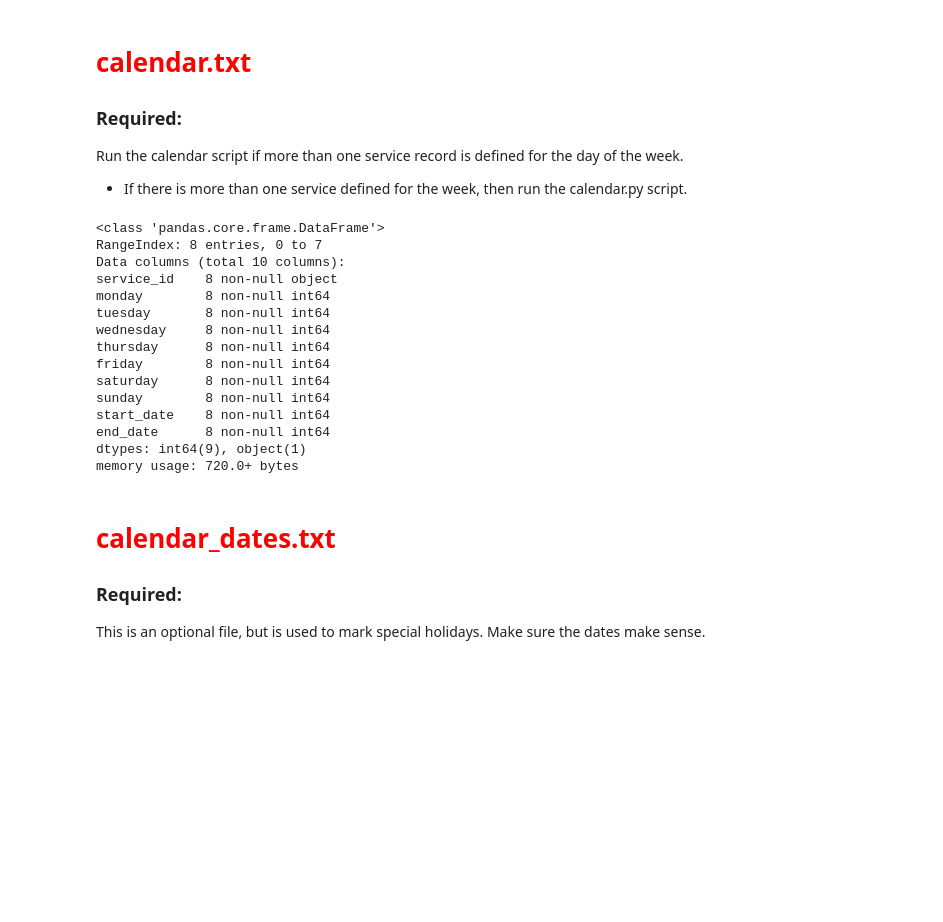
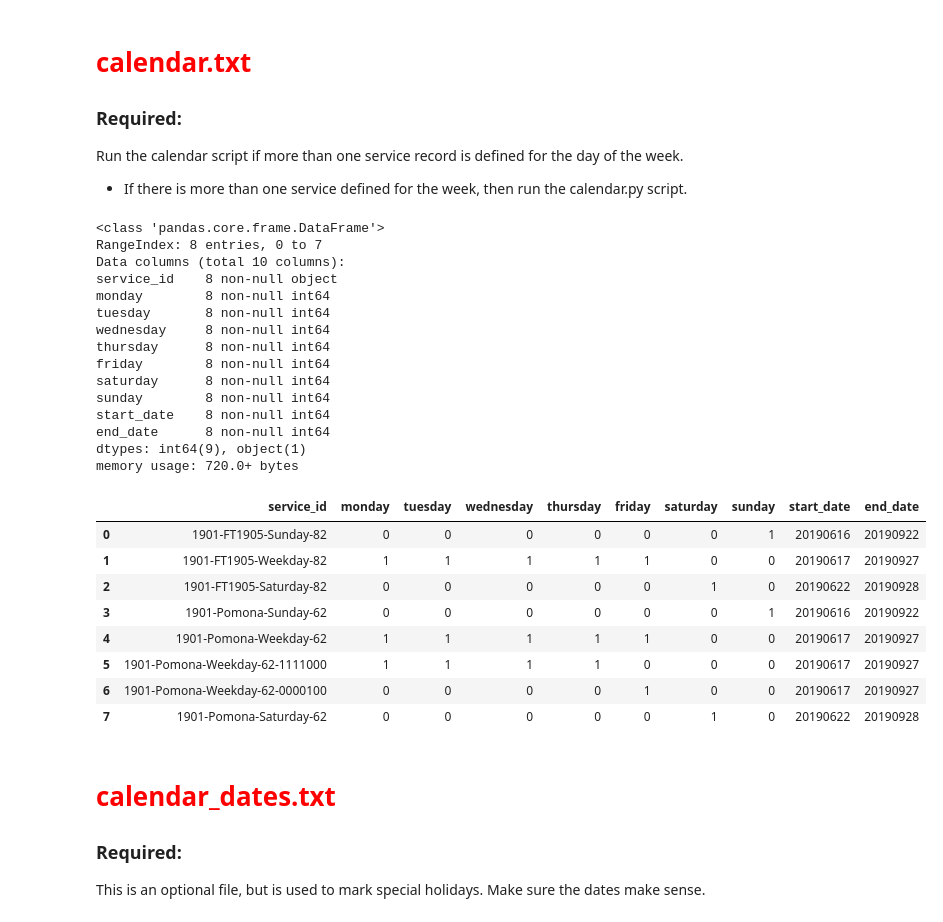
Before and after one commit to dandresen/work-gtfs-qa, a Jupyter notebook: QA-GTFS.ipynb, the cells around one changed output. Drawn from its saved outputs; the diff is of its cells as text; code cells hidden in the pictures; blank space fills up the shorter version.

```diff
--- a/QA-GTFS.ipynb
+++ b/QA-GTFS.ipynb
@@ -372,28 +450,37 @@ Run the calendar script if more than one service record is defined for the day o
 * If there is more than one service defined for the week, then run the calendar.py script.
 # %%
 load('calendar')
-# df.head(35)
+df.head(35)
 
 
 #### seattle-sc 'like' function
 # df_cal = df.loc[df['service_id'].isin(serviceList)]
 # df_cal
 # %% [output]
 <class 'pandas.core.frame.DataFrame'>
 RangeIndex: 8 entries, 0 to 7
 Data columns (total 10 columns):
 service_id    8 non-null object
 monday        8 non-null int64
 tuesday       8 non-null int64
 wednesday     8 non-null int64
 thursday      8 non-null int64
 friday        8 non-null int64
 saturday      8 non-null int64
 sunday        8 non-null int64
 start_date    8 non-null int64
 end_date      8 non-null int64
 dtypes: int64(9), object(1)
 memory usage: 720.0+ bytes
+|  | service_id | monday | tuesday | wednesday | thursday | friday | saturday | sunday | start_date | end_date |
+| 0 | 1901-FT1905-Sunday-82 | 0 | 0 | 0 | 0 | 0 | 0 | 1 | 20190616 | 20190922 |
+| 1 | 1901-FT1905-Weekday-82 | 1 | 1 | 1 | 1 | 1 | 0 | 0 | 20190617 | 20190927 |
+| 2 | 1901-FT1905-Saturday-82 | 0 | 0 | 0 | 0 | 0 | 1 | 0 | 20190622 | 20190928 |
+| 3 | 1901-Pomona-Sunday-62 | 0 | 0 | 0 | 0 | 0 | 0 | 1 | 20190616 | 20190922 |
+| 4 | 1901-Pomona-Weekday-62 | 1 | 1 | 1 | 1 | 1 | 0 | 0 | 20190617 | 20190927 |
+| 5 | 1901-Pomona-Weekday-62-1111000 | 1 | 1 | 1 | 1 | 0 | 0 | 0 | 20190617 | 20190927 |
+| 6 | 1901-Pomona-Weekday-62-0000100 | 0 | 0 | 0 | 0 | 1 | 0 | 0 | 20190617 | 20190927 |
+| 7 | 1901-Pomona-Saturday-62 | 0 | 0 | 0 | 0 | 0 | 1 | 0 | 20190622 | 20190928 |
 # %% [markdown]
 # <span style="color:red">calendar_dates.txt</span>
 
```
Also changed, not shown: parts of 7 cells of this notebook, 1 other file.
